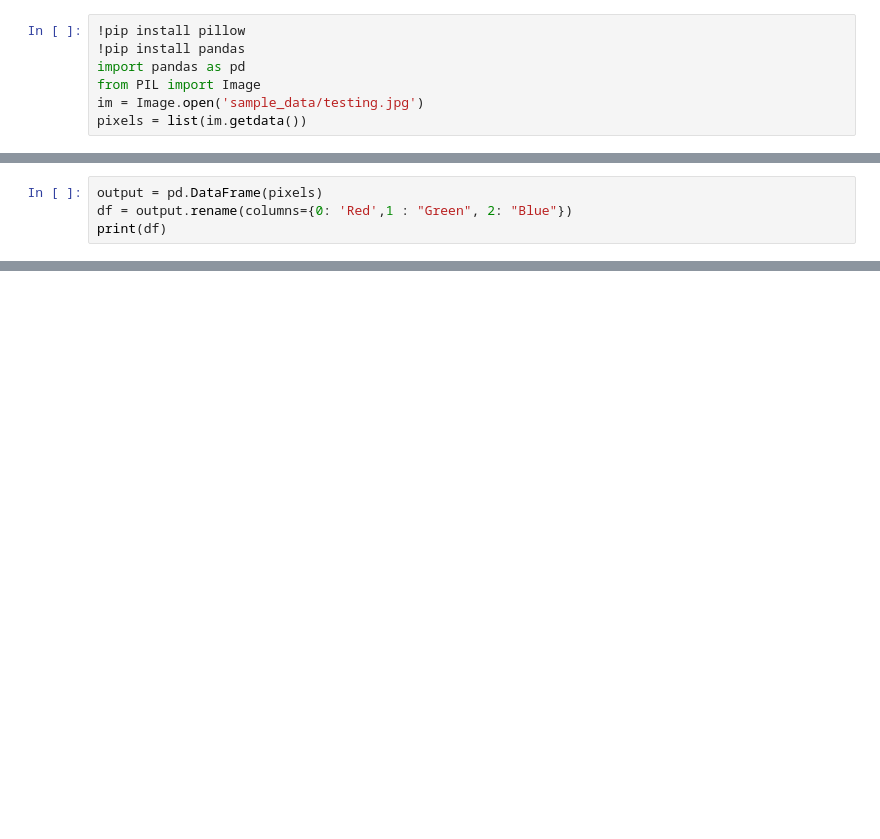
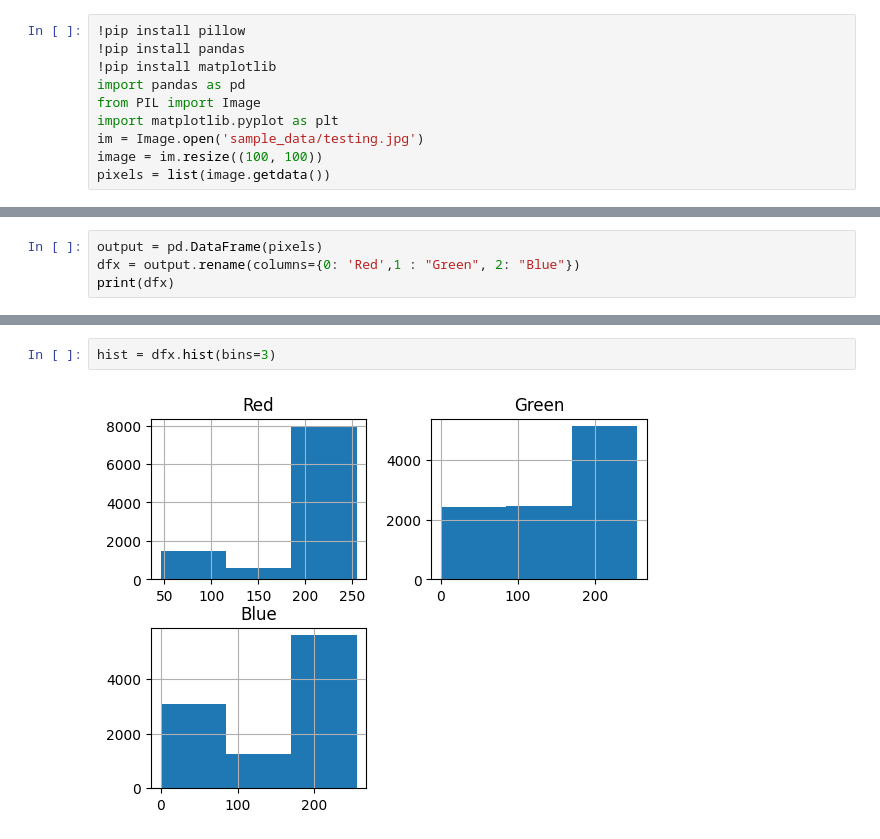
Before and after one commit to zodplugin/PengolahanCitra, a Jupyter notebook: M1_Pengolahan_Citra.ipynb, the cells around one changed output, grey strips where cells are left out. Cells and saved outputs as stored; diff of their text form; blank space fills up the shorter version.

```diff
--- a/M1_Pengolahan_Citra.ipynb
+++ b/M1_Pengolahan_Citra.ipynb
@@ -3,8 +3,11 @@
 # %%
 !pip install pillow
 !pip install pandas
+!pip install matplotlib
 import pandas as pd
 from PIL import Image
+import matplotlib.pyplot as plt
 im = Image.open('sample_data/testing.jpg')
-pixels = list(im.getdata())
+image = im.resize((100, 100))
+pixels = list(image.getdata())
 # %% [output]
@@ -17,5 +31,5 @@ Requirement already satisfied: six>=1.5 in /usr/local/lib/python3.10/dist-packag
 # %%
 output = pd.DataFrame(pixels)
-df = output.rename(columns={0: 'Red',1 : "Green", 2: "Blue"})
-print(df)
+dfx = output.rename(columns={0: 'Red',1 : "Green", 2: "Blue"})
+print(dfx)
 # %% [output]
@@ -40,0 +58,4 @@ image
+# %%
+hist = dfx.hist(bins=3)
+# %% [output]
+[figure, added]
```
Also changed, not shown: parts of 13 cells of this notebook.
